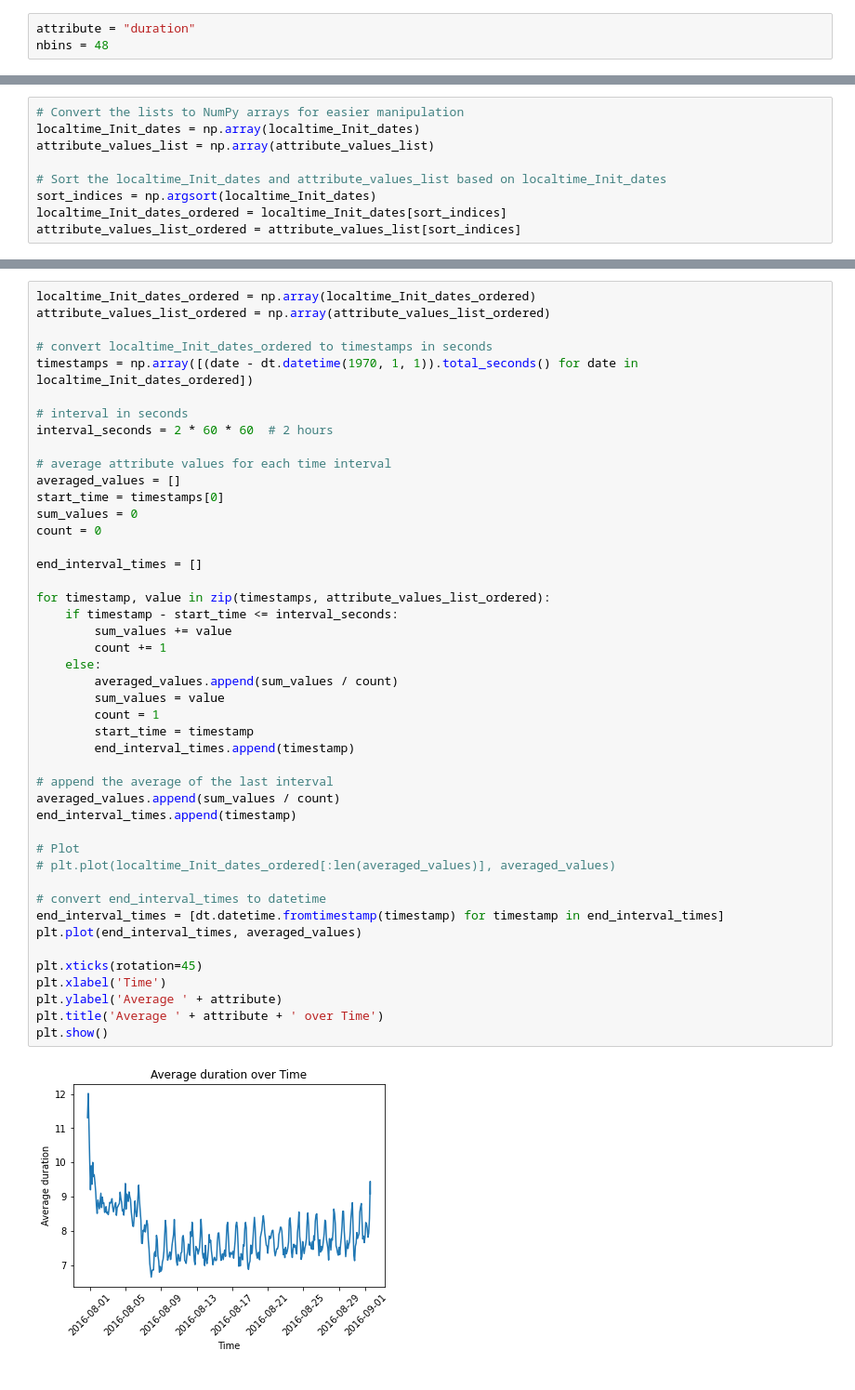
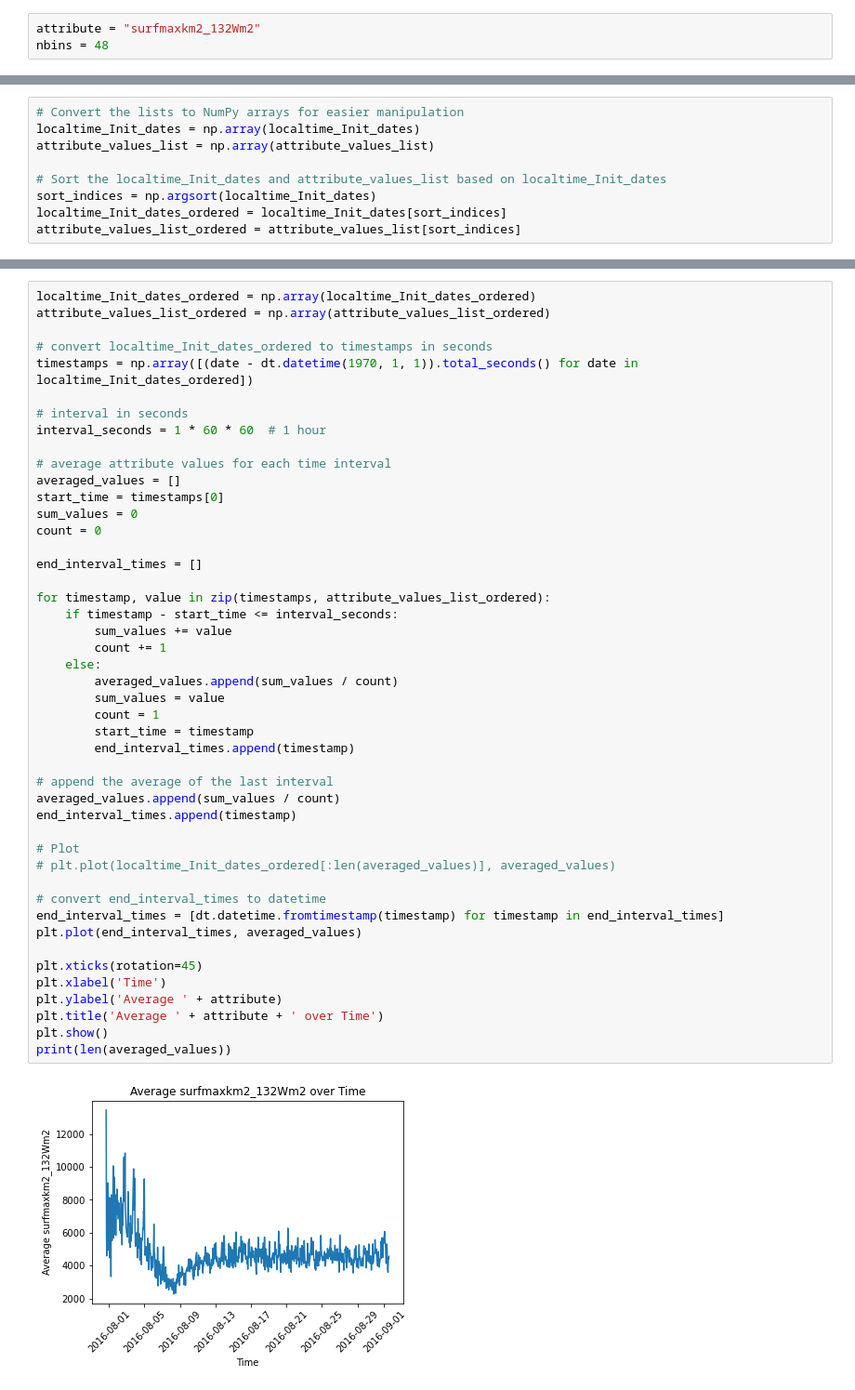
Before and after one commit to bfildier/stage-2023-rain-extremes-timing-intensity, a Jupyter notebook: scripts/start/MCS_properties/MCSprops.ipynb, the cells around one changed output, grey strips where cells are left out. Shown: that part at 93% size. Saved outputs shown, nothing was run; the diff lists cells and outputs as text.

```diff
--- a/scripts/start/MCS_properties/MCSprops.ipynb
+++ b/scripts/start/MCS_properties/MCSprops.ipynb
@@ -142,7 +142,7 @@ print(localtime_End_dates[1])
 # %% [markdown]
 <span style="color:pink">## choose attribute and number of bins</span>
 # %%
-attribute = "duration"
+attribute = "surfmaxkm2_132Wm2"
 nbins = 48
 # %% [markdown]
 <span style="color:pink">##</span>
@@ -273,7 +273,7 @@ attribute_values_list_ordered = np.array(attribute_values_list_ordered)
 timestamps = np.array([(date - dt.datetime(1970, 1, 1)).total_seconds() for date in localtime_Init_dates_ordered])
 
 # interval in seconds
-interval_seconds = 2 * 60 * 60  # 2 hours
+interval_seconds = 1 * 60 * 60  # 1 hour
 
 # average attribute values for each time interval
 averaged_values = []
@@ -284,31 +284,32 @@ count = 0
 end_interval_times = []
 
 for timestamp, value in zip(timestamps, attribute_values_list_ordered):
     if timestamp - start_time <= interval_seconds:
         sum_values += value
         count += 1
     else:
         averaged_values.append(sum_values / count)
         sum_values = value
         count = 1
         start_time = timestamp
         end_interval_times.append(timestamp)
 
 # append the average of the last interval
 averaged_values.append(sum_values / count)
 end_interval_times.append(timestamp)
 
 # Plot
 # plt.plot(localtime_Init_dates_ordered[:len(averaged_values)], averaged_values)
 
 # convert end_interval_times to datetime
 end_interval_times = [dt.datetime.fromtimestamp(timestamp) for timestamp in end_interval_times]
 plt.plot(end_interval_times, averaged_values)
 
 plt.xticks(rotation=45)
 plt.xlabel('Time')
 plt.ylabel('Average ' + attribute)
 plt.title('Average ' + attribute + ' over Time')
 plt.show()
+print(len(averaged_values))
 # %% [output]
-[figure, old version]
+[figure, new version]
```
Also changed, not shown: parts of 24 cells of this notebook, 3 other files.
